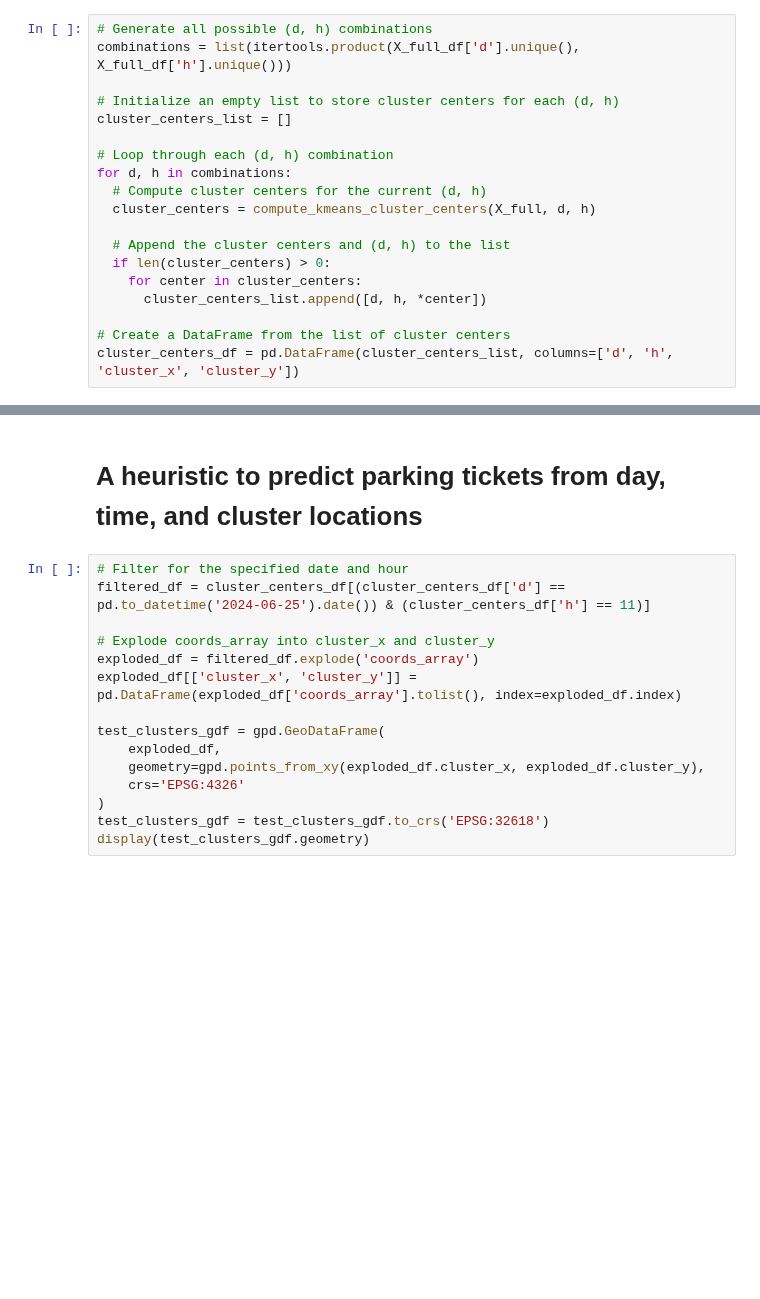
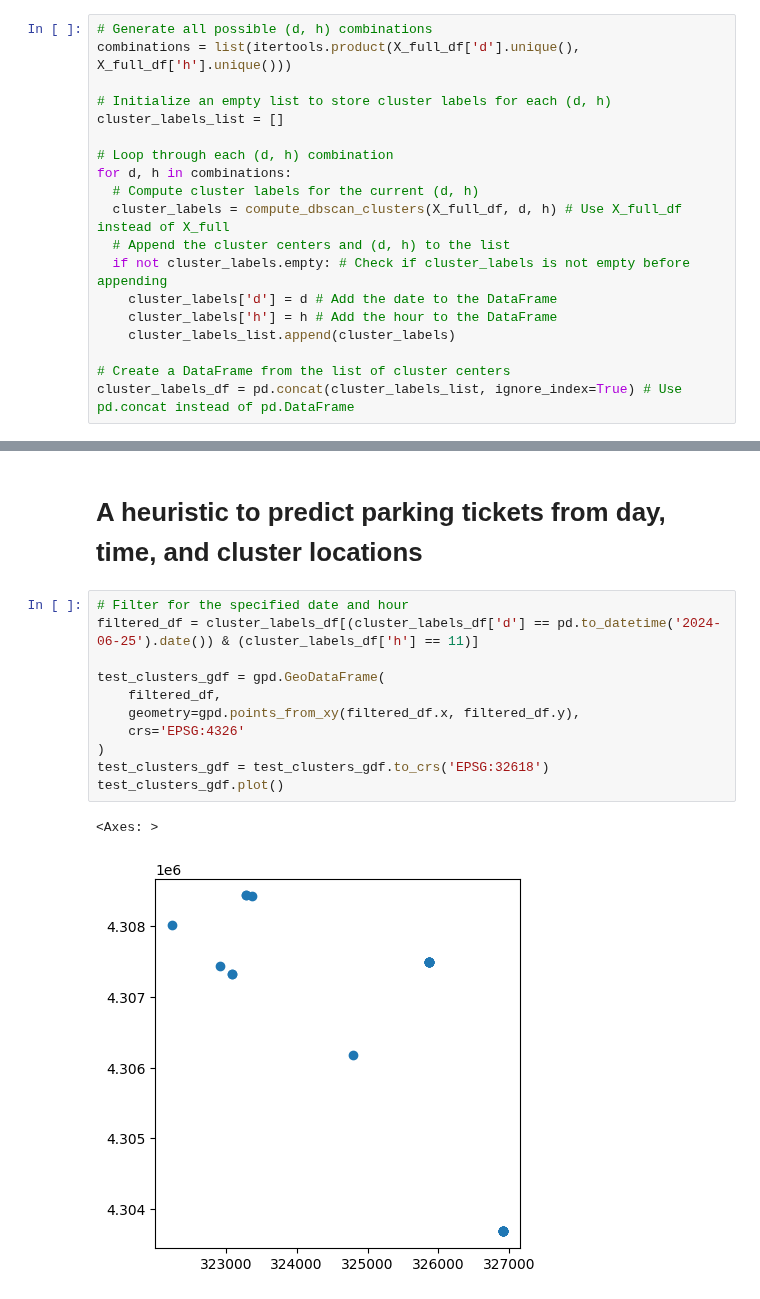
Before and after one commit to reedmarkham/meter-made, a Jupyter notebook: meter_made.ipynb, the cells around one changed output, grey strips where cells are left out. Saved outputs shown, nothing was run; the diff lists cells and outputs as text; blank space fills up the shorter version.

Commit message:
More work on DBSCAN

```diff
--- a/meter_made.ipynb
+++ b/meter_made.ipynb
@@ -440,18 +395,18 @@ Cluster centers for date 2024-06-25 and hour 11:
 # Generate all possible (d, h) combinations
 combinations = list(itertools.product(X_full_df['d'].unique(), X_full_df['h'].unique()))
 
-# Initialize an empty list to store cluster centers for each (d, h)
-cluster_centers_list = []
+# Initialize an empty list to store cluster labels for each (d, h)
+cluster_labels_list = []
 
 # Loop through each (d, h) combination
 for d, h in combinations:
-  # Compute cluster centers for the current (d, h)
-  cluster_centers = compute_kmeans_cluster_centers(X_full, d, h)
-
+  # Compute cluster labels for the current (d, h)
+  cluster_labels = compute_dbscan_clusters(X_full_df, d, h) # Use X_full_df instead of X_full
   # Append the cluster centers and (d, h) to the list
-  if len(cluster_centers) > 0:
-    for center in cluster_centers:
-      cluster_centers_list.append([d, h, *center])
+  if not cluster_labels.empty: # Check if cluster_labels is not empty before appending
+    cluster_labels['d'] = d # Add the date to the DataFrame
+    cluster_labels['h'] = h # Add the hour to the DataFrame
+    cluster_labels_list.append(cluster_labels)
 
 # Create a DataFrame from the list of cluster centers
-cluster_centers_df = pd.DataFrame(cluster_centers_list, columns=['d', 'h', 'cluster_x', 'cluster_y'])
+cluster_labels_df = pd.concat(cluster_labels_list, ignore_index=True) # Use pd.concat instead of pd.DataFrame
@@ -741,19 +572,18 @@ Test Score: 0.0 RMSE
 # A heuristic to predict parking tickets from day, time, and cluster locations
 # %%
 # Filter for the specified date and hour
-filtered_df = cluster_centers_df[(cluster_centers_df['d'] == pd.to_datetime('2024-06-25').date()) & (cluster_centers_df['h'] == 11)]
-
-# Explode coords_array into cluster_x and cluster_y
-exploded_df = filtered_df.explode('coords_array')
-exploded_df[['cluster_x', 'cluster_y']] = pd.DataFrame(exploded_df['coords_array'].tolist(), index=exploded_df.index)
+filtered_df = cluster_labels_df[(cluster_labels_df['d'] == pd.to_datetime('2024-06-25').date()) & (cluster_labels_df['h'] == 11)]
 
 test_clusters_gdf = gpd.GeoDataFrame(
-    exploded_df,
-    geometry=gpd.points_from_xy(exploded_df.cluster_x, exploded_df.cluster_y),
+    filtered_df,
+    geometry=gpd.points_from_xy(filtered_df.x, filtered_df.y),
     crs='EPSG:4326'
 )
 test_clusters_gdf = test_clusters_gdf.to_crs('EPSG:32618')
-display(test_clusters_gdf.geometry)
+test_clusters_gdf.plot()
+# %% [output]
+<Axes: >
+[figure, added]
 # %%
 addresses_gdf = gpd.GeoDataFrame(
     addresses,
```
Also changed, not shown: parts of 31 cells of this notebook.
